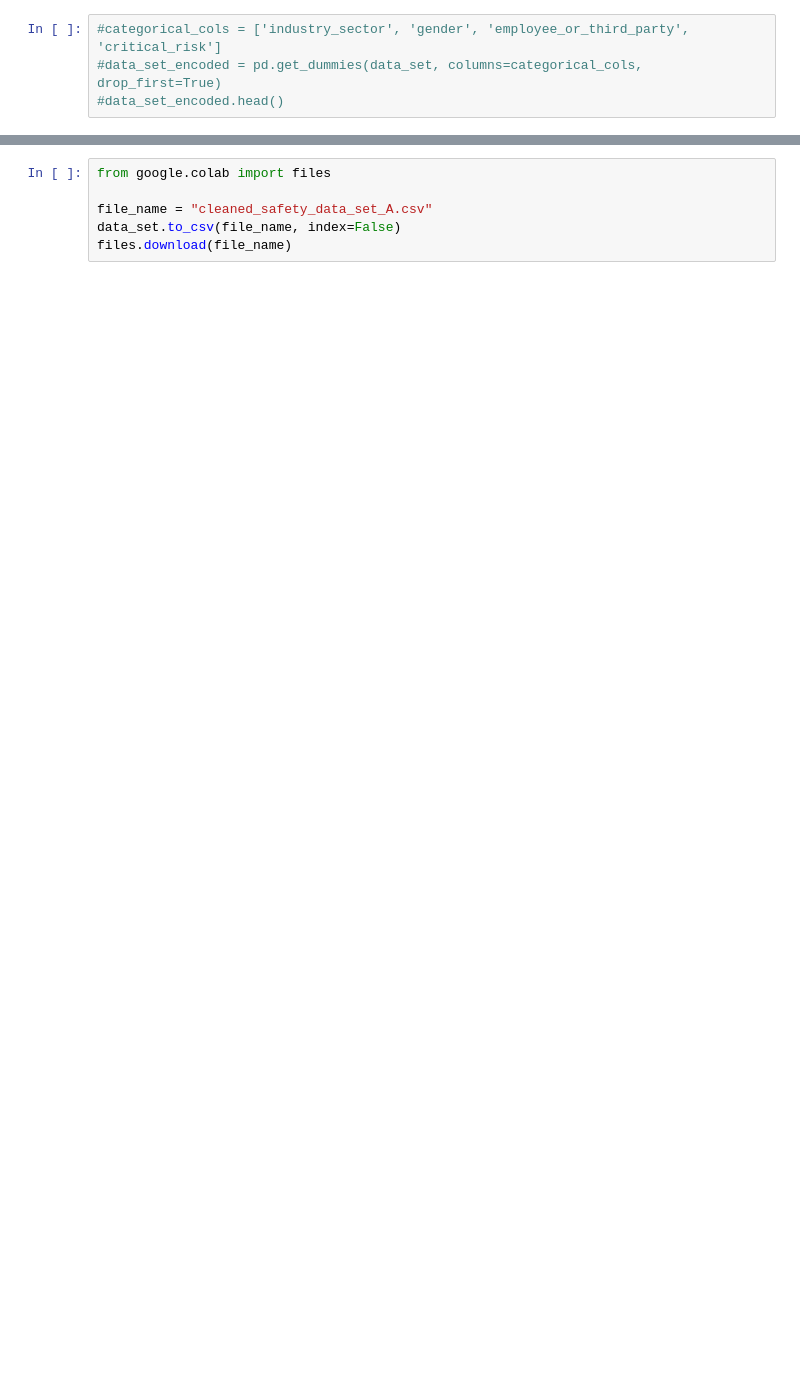
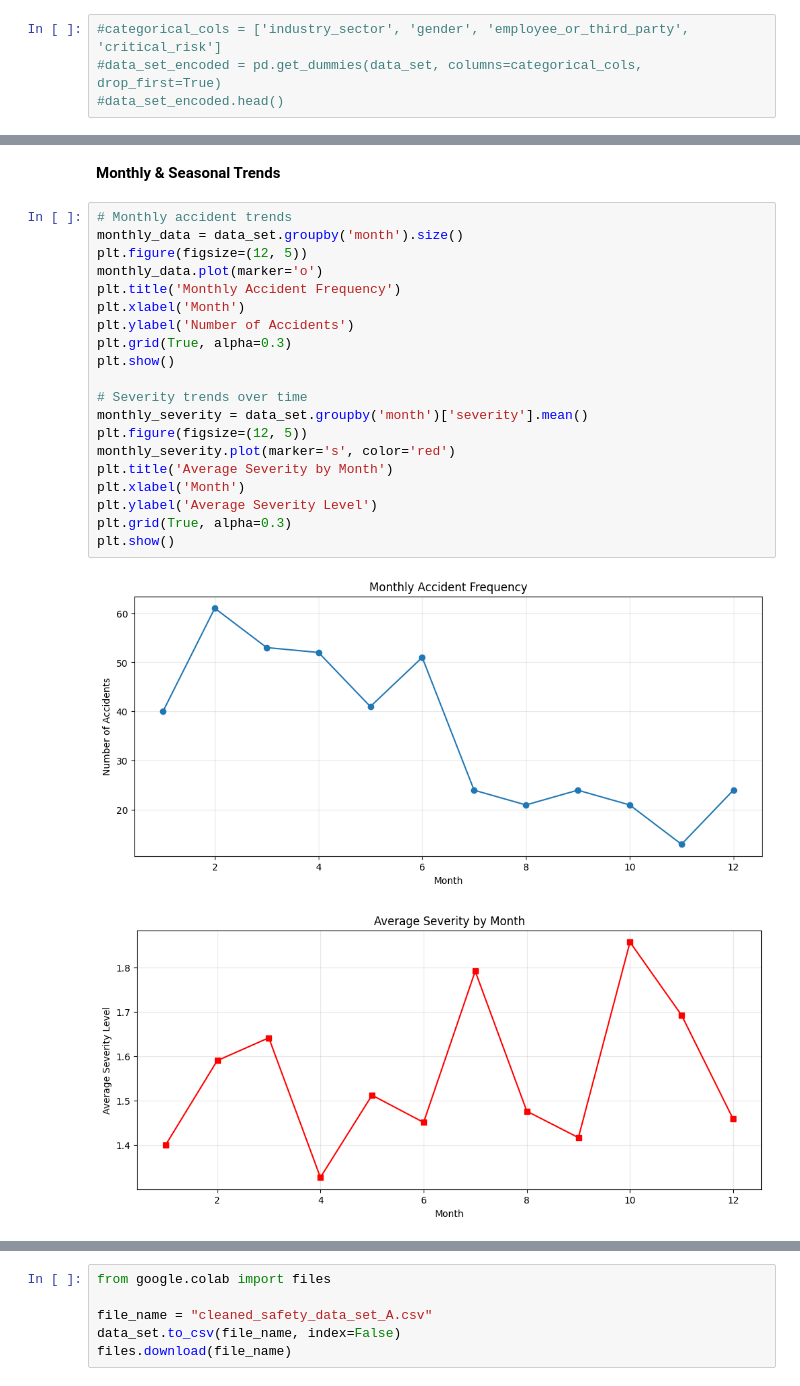
Before and after one commit to susara20010420/Workplace-Safety-Insights-from-the-Industrial-Safety-Health-Analytics-Dataset, a Jupyter notebook: WHSAT_eda_preprocessing.ipynb, the cells around one changed output, grey strips where cells are left out. Saved outputs shown, nothing was run; the diff lists cells and outputs as text; blank space fills up the shorter version.

```diff
--- a/WHSAT_eda_preprocessing.ipynb
+++ b/WHSAT_eda_preprocessing.ipynb
@@ -156,0 +250,25 @@ plt.show()
+# %% [markdown]
+**Monthly & Seasonal Trends**
+# %%
+# Monthly accident trends
+monthly_data = data_set.groupby('month').size()
+plt.figure(figsize=(12, 5))
+monthly_data.plot(marker='o')
+plt.title('Monthly Accident Frequency')
+plt.xlabel('Month')
+plt.ylabel('Number of Accidents')
+plt.grid(True, alpha=0.3)
+plt.show()
+
+# Severity trends over time
+monthly_severity = data_set.groupby('month')['severity'].mean()
+plt.figure(figsize=(12, 5))
+monthly_severity.plot(marker='s', color='red')
+plt.title('Average Severity by Month')
+plt.xlabel('Month')
+plt.ylabel('Average Severity Level')
+plt.grid(True, alpha=0.3)
+plt.show()
+# %% [output]
+[figure, added]
+[figure, added]
```
Also changed, not shown: parts of 16 cells of this notebook.
